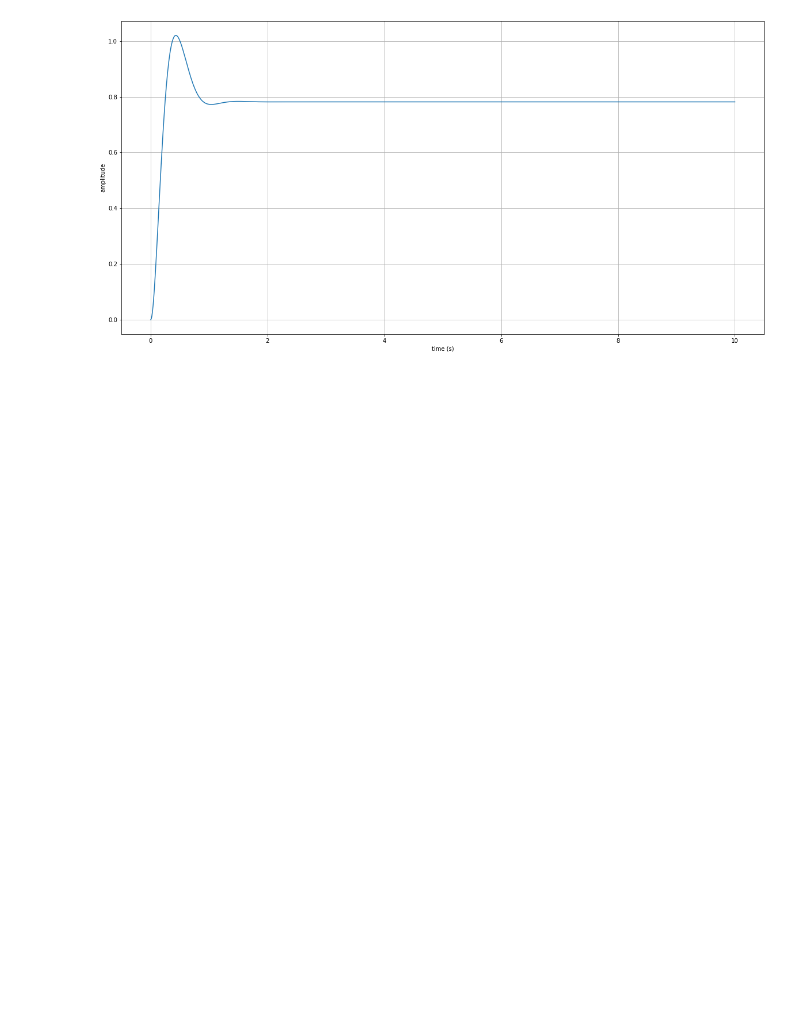
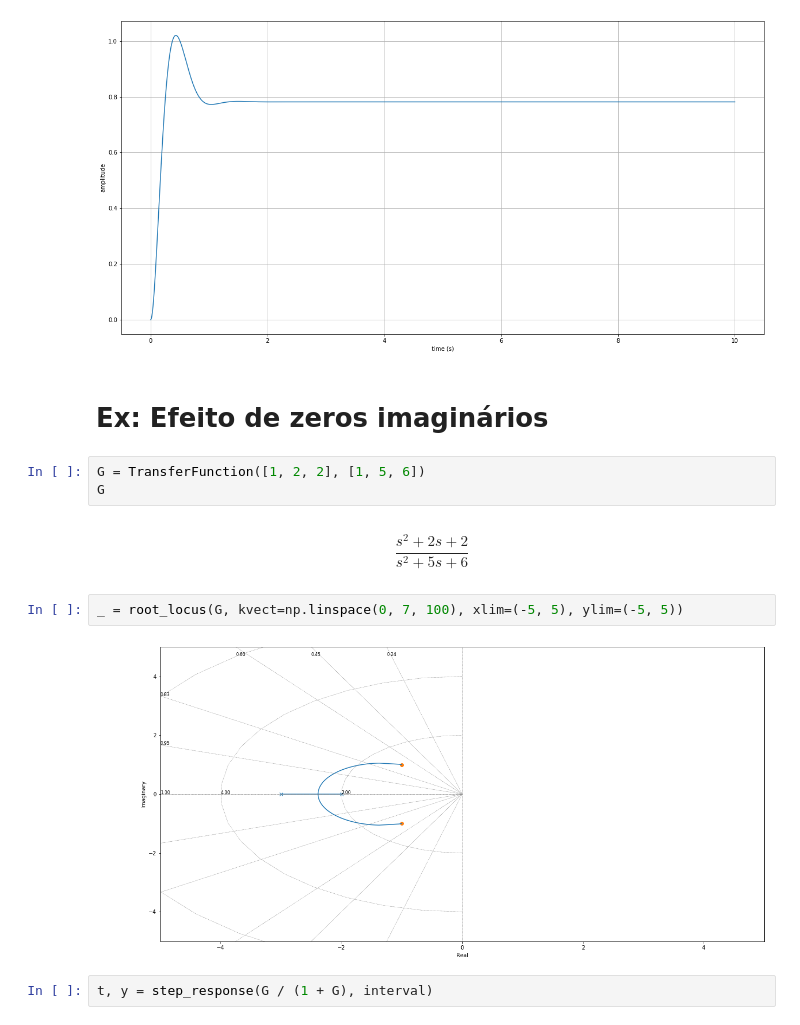
Before and after one commit to kenzosakiyama/controle, a Jupyter notebook: validacao_de_projetos.ipynb, the cells around one changed output. Saved outputs shown, nothing was run; the diff lists cells and outputs as text; blank space fills up the shorter version.

```diff
--- a/validacao_de_projetos.ipynb
+++ b/validacao_de_projetos.ipynb
@@ -122,3 +122,16 @@ plt.ylabel("amplitude")
 plt.grid()
 # %% [output]
 [figure]
+# %% [markdown]
+# Ex: Efeito de zeros imaginários
+# %%
+G = TransferFunction([1, 2, 2], [1, 5, 6])
+G
+# %% [output]
+$$\frac{s^2 + 2 s + 2}{s^2 + 5 s + 6}$$
+# %%
+_ = root_locus(G, kvect=np.linspace(0, 7, 100), xlim=(-5, 5), ylim=(-5, 5))
+# %% [output]
+[figure, added]
+# %%
+t, y = step_response(G / (1 + G), interval)
```
Also changed, not shown: parts of 2 cells of this notebook.
